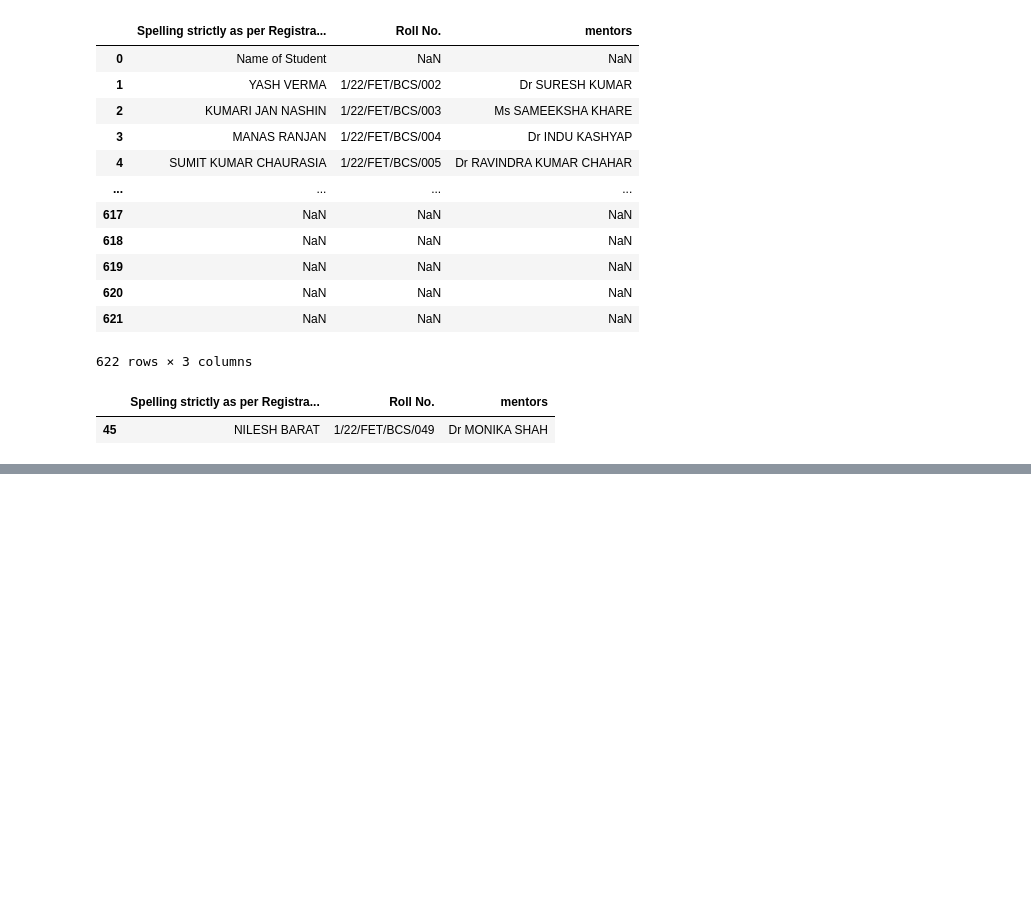
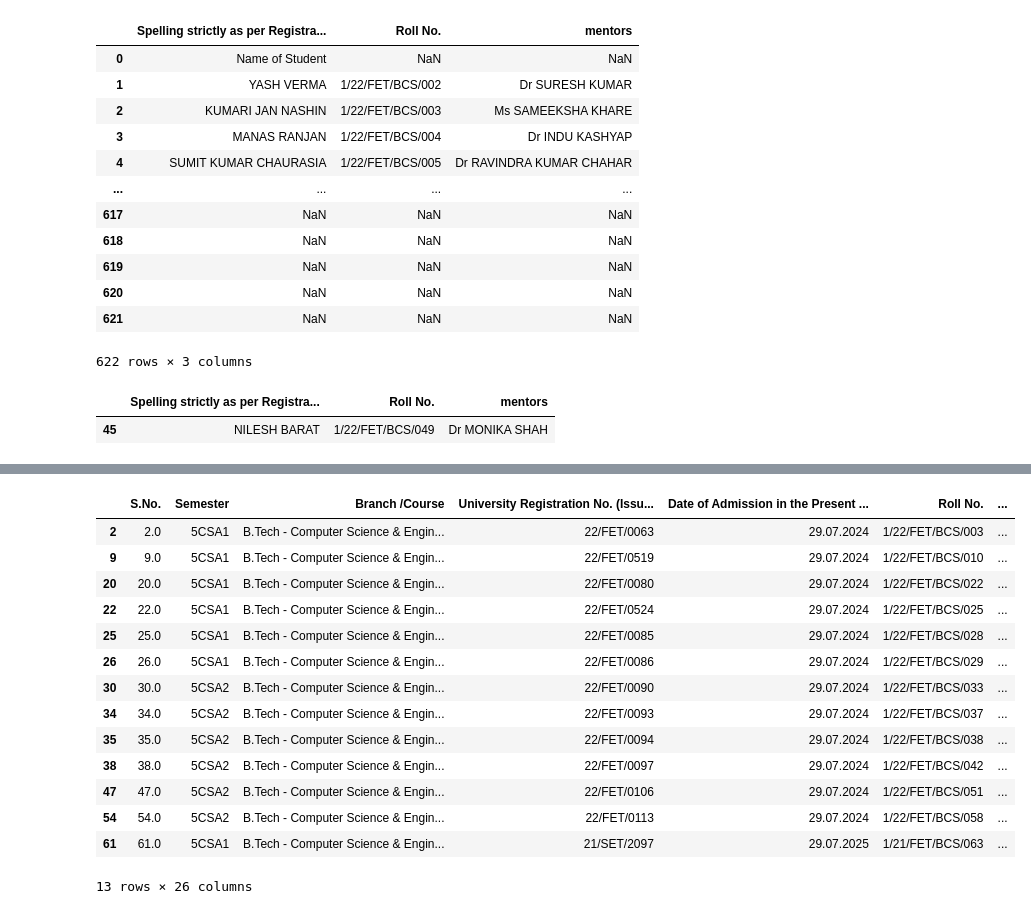
Before and after one commit to Carnit/Machine_learning, a Jupyter notebook: LAB_2/extracting_info.ipynb, the cells around one changed output, grey strips where cells are left out. Saved outputs shown, nothing was run; the diff lists cells and outputs as text; code cells hidden in the pictures; blank space fills up the shorter version.

```diff
--- a/LAB_2/extracting_info.ipynb
+++ b/LAB_2/extracting_info.ipynb
@@ -48,0 +94,18 @@ filtered_data
+# %%
+df[df['Gender'] == 'FEMALE']
+# %% [output]
+|  | S.No. | Semester | Branch /Course | University Registration No. (Issu... | Date of Admission in the Present ... | Roll No. | ... |
+| 2 | 2.0 | 5CSA1 | B.Tech - Computer Science & Engin... | 22/FET/0063 | 29.07.2024 | 1/22/FET/BCS/003 | ... |
+| 9 | 9.0 | 5CSA1 | B.Tech - Computer Science & Engin... | 22/FET/0519 | 29.07.2024 | 1/22/FET/BCS/010 | ... |
+| 20 | 20.0 | 5CSA1 | B.Tech - Computer Science & Engin... | 22/FET/0080 | 29.07.2024 | 1/22/FET/BCS/022 | ... |
+| 22 | 22.0 | 5CSA1 | B.Tech - Computer Science & Engin... | 22/FET/0524 | 29.07.2024 | 1/22/FET/BCS/025 | ... |
+| 25 | 25.0 | 5CSA1 | B.Tech - Computer Science & Engin... | 22/FET/0085 | 29.07.2024 | 1/22/FET/BCS/028 | ... |
+| 26 | 26.0 | 5CSA1 | B.Tech - Computer Science & Engin... | 22/FET/0086 | 29.07.2024 | 1/22/FET/BCS/029 | ... |
+| 30 | 30.0 | 5CSA2 | B.Tech - Computer Science & Engin... | 22/FET/0090 | 29.07.2024 | 1/22/FET/BCS/033 | ... |
+| 34 | 34.0 | 5CSA2 | B.Tech - Computer Science & Engin... | 22/FET/0093 | 29.07.2024 | 1/22/FET/BCS/037 | ... |
+| 35 | 35.0 | 5CSA2 | B.Tech - Computer Science & Engin... | 22/FET/0094 | 29.07.2024 | 1/22/FET/BCS/038 | ... |
+| 38 | 38.0 | 5CSA2 | B.Tech - Computer Science & Engin... | 22/FET/0097 | 29.07.2024 | 1/22/FET/BCS/042 | ... |
+| 47 | 47.0 | 5CSA2 | B.Tech - Computer Science & Engin... | 22/FET/0106 | 29.07.2024 | 1/22/FET/BCS/051 | ... |
+| 54 | 54.0 | 5CSA2 | B.Tech - Computer Science & Engin... | 22/FET/0113 | 29.07.2024 | 1/22/FET/BCS/058 | ... |
+| 61 | 61.0 | 5CSA1 | B.Tech - Computer Science & Engin... | 21/SET/2097 | 29.07.2025 | 1/21/FET/BCS/063 | ... |
+13 rows × 26 columns
```
Also changed, not shown: parts of 14 cells of this notebook, 1 other file.
